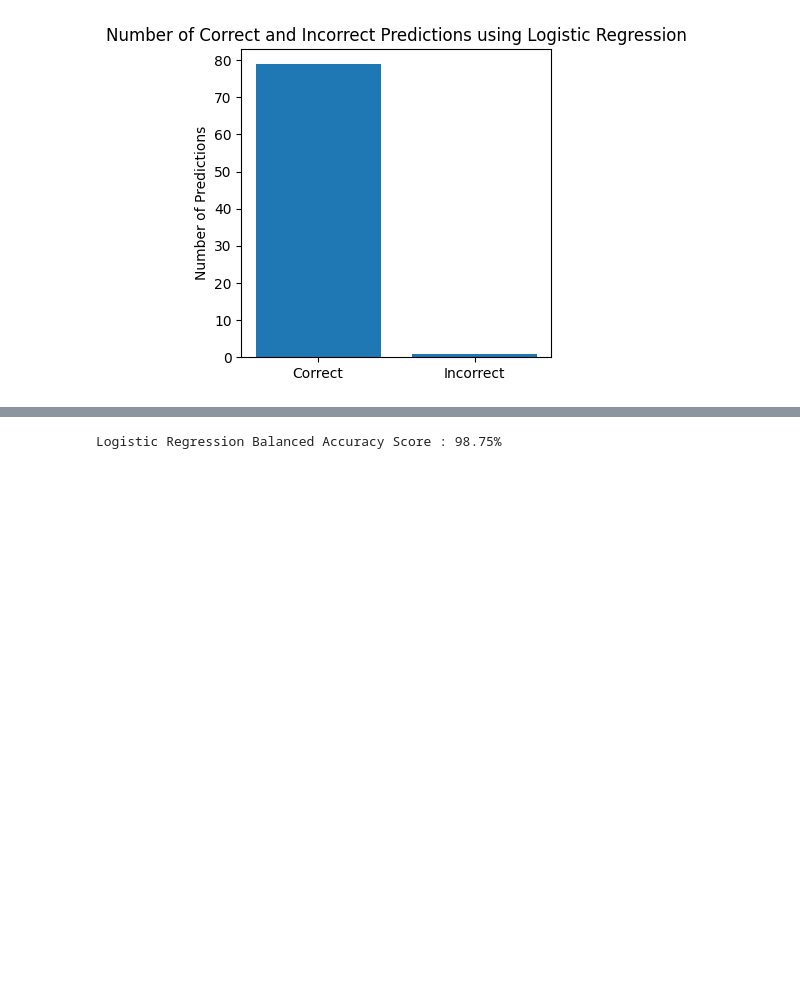
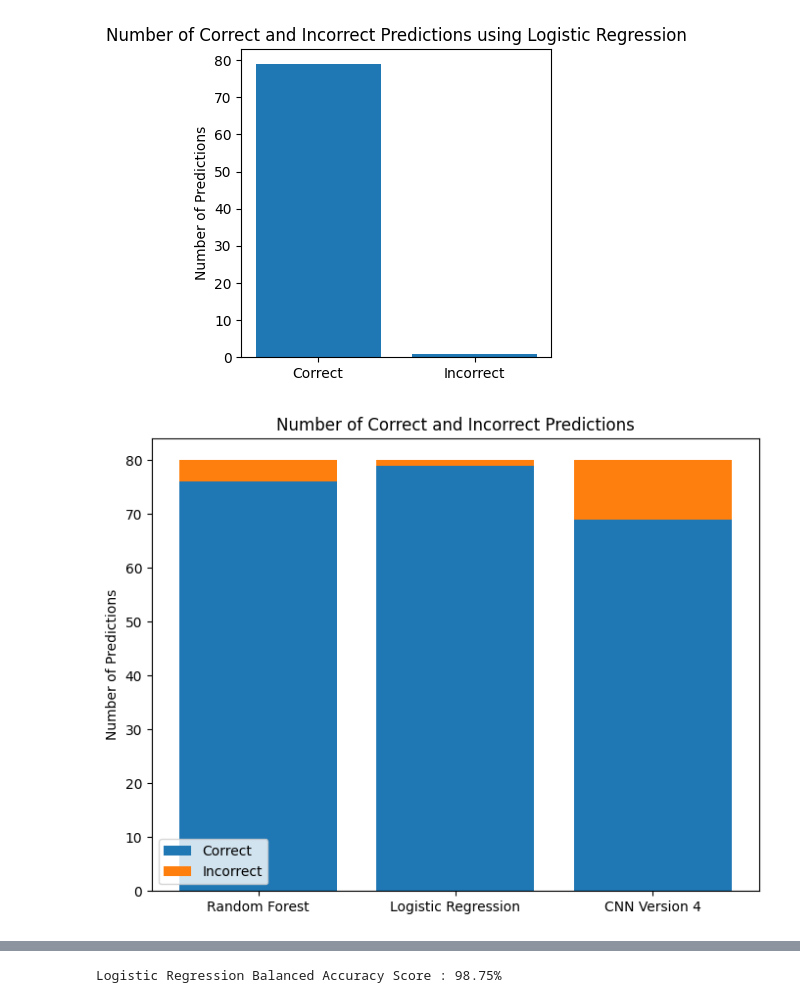
Before and after one commit to ShoaibFarooqui/Emotion-Classification, a Jupyter notebook: Project4.ipynb, the cells around one changed output, grey strips where cells are left out. Saved outputs shown, nothing was run; the diff lists cells and outputs as text; code cells hidden in the pictures; blank space fills up the shorter version.

```diff
--- a/Project4.ipynb
+++ b/Project4.ipynb
@@ -625,6 +647,33 @@ plt.title("Number of Correct and Incorrect Predictions using Logistic Regression
 plt.show()
 # %% [output]
 [figure]
+# %%
+# Calculate number of correct and incorrect predictions for Random Forest
+correct_predictions_rf = sum(y_test_array == RF_y_pred_array)
+incorrect_predictions_rf = sum(y_test_array != RF_y_pred_array)
+
+# Calculate number of correct and incorrect predictions for Logistic Regression
+correct_predictions_lr = sum(y_test_array == LR_y_pred_array)
+incorrect_predictions_lr = sum(y_test_array != LR_y_pred_array)
+
+# Calculate number of correct and incorrect predictions for CNN Version 4
+correct_predictions_cnn_v4 = np.sum(np.argmax(y_test_encoded, axis=1) == np.argmax(y_pred_v4, axis=1))
+incorrect_predictions_cnn_v4 = np.sum(np.argmax(y_test_encoded, axis=1) != np.argmax(y_pred_v4, axis=1))
+
+# Create stacked bar chart
+labels = ["Random Forest", "Logistic Regression", "CNN Version 4"]
+correct_predictions = [correct_predictions_rf, correct_predictions_lr, correct_predictions_cnn_v4]
+incorrect_predictions = [incorrect_predictions_rf, incorrect_predictions_lr, incorrect_predictions_cnn_v4]
+
+plt.figure(figsize=(8, 6))
+plt.bar(labels, correct_predictions, label="Correct")
+plt.bar(labels, incorrect_predictions, bottom=correct_predictions, label="Incorrect")
+plt.ylabel("Number of Predictions")
+plt.title("Number of Correct and Incorrect Predictions")
+plt.legend(loc='lower left')
+plt.show()
+# %% [output]
+[figure, added]
 # %%
 # Print the balanced_accuracy score of Random Forest model
 RF_balanced_accuracy_score = balanced_accuracy_score(y_test, RF_y_pred)
```
Also changed, not shown: parts of 25 cells of this notebook.
